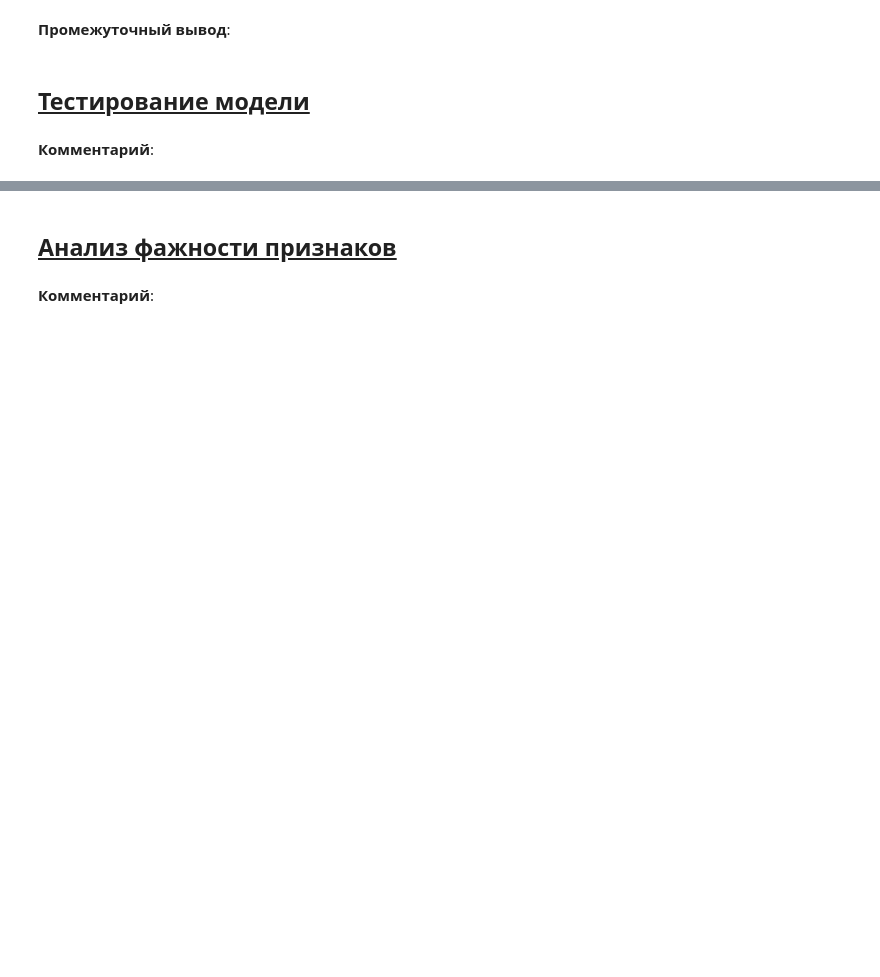
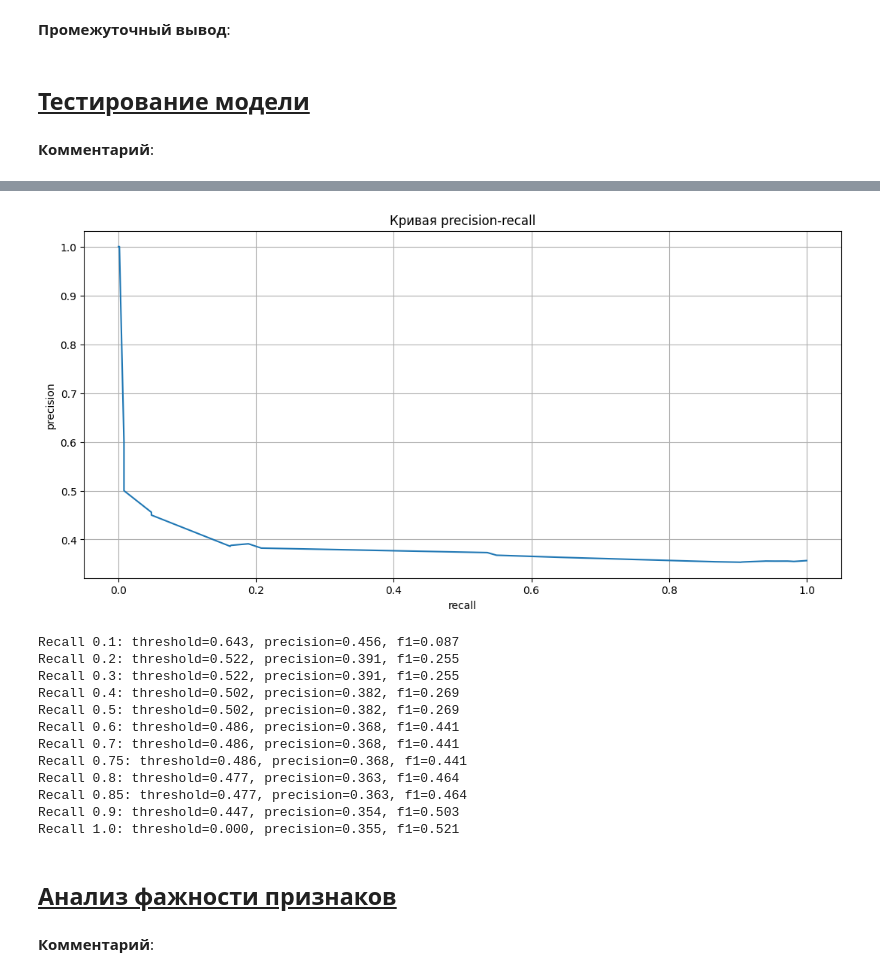
Before and after one commit to Torward1024/HeartML, a Jupyter notebook: notebook.ipynb, the cells around one changed output, grey strips where cells are left out. Cells and saved outputs as stored; diff of their text form; code cells hidden in the pictures; blank space fills up the shorter version.

Commit message:
09.10.2025 -- Continue Feature Engineering and Model Tuning

```diff
--- a/notebook.ipynb
+++ b/notebook.ipynb
@@ -3153,3 +3218,62 @@ Average Precision: 0.4670
+# %%
+if hasattr(best_final_model.named_steps['model'], 'predict_proba'):
+    y_pred_proba = best_final_model.predict_proba(X_test)[:, 1]
+else:
+    # для SVC используем decision_function
+    y_pred_proba = best_final_model.decision_function(X_test)
+    # нормализуем к [0, 1]
+    y_pred_proba = (y_pred_proba - y_pred_proba.min()) / (y_pred_proba.max() - y_pred_proba.min())
+
+# строим PR curve
+precision, recall, thresholds = precision_recall_curve(y_test, y_pred_proba)
+
+# строим график
+plt.figure(figsize=(13, 6))
+plt.plot(recall, precision)
+plt.xlabel('recall')
+plt.ylabel('precision')
+plt.title('Кривая precision-recall')
+plt.grid(True)
+plt.show()
+
+# смотрим варианты порогов
+results = []
+for target_recall in [0.1, 0.2, 0.3, 0.4, 0.5, 0.6, 0.7, 0.75, 0.8, 0.85, 0.9, 1.0]:
+    # находим ближайший порог
+    idx = np.argmin(np.abs(recall[:-1] - target_recall))
+    threshold = thresholds[idx]
+
+    # применяем порог
+    y_pred_custom = (y_pred_proba > threshold).astype(int)
+
+    # cчитаем метрики
+    prec = precision_score(y_test, y_pred_custom)
+    rec = recall_score(y_test, y_pred_custom)
+    f1 = f1_score(y_test, y_pred_custom)
+
+    results.append({
+        'target_recall': target_recall,
+        'threshold': threshold,
+        'precision': prec,
+        'recall': rec,
+        'f1': f1
+    })
+
+    print(f"Recall {target_recall}: threshold={threshold:.3f}, precision={prec:.3f}, f1={f1:.3f}")
+# %% [output]
+[figure, added]
+Recall 0.1: threshold=0.643, precision=0.456, f1=0.087
+Recall 0.2: threshold=0.522, precision=0.391, f1=0.255
+Recall 0.3: threshold=0.522, precision=0.391, f1=0.255
+Recall 0.4: threshold=0.502, precision=0.382, f1=0.269
+Recall 0.5: threshold=0.502, precision=0.382, f1=0.269
+Recall 0.6: threshold=0.486, precision=0.368, f1=0.441
+Recall 0.7: threshold=0.486, precision=0.368, f1=0.441
+Recall 0.75: threshold=0.486, precision=0.368, f1=0.441
+Recall 0.8: threshold=0.477, precision=0.363, f1=0.464
+Recall 0.85: threshold=0.477, precision=0.363, f1=0.464
+Recall 0.9: threshold=0.447, precision=0.354, f1=0.503
+Recall 1.0: threshold=0.000, precision=0.355, f1=0.521
 # %% [markdown]
 ## <u>Анализ фажности признаков</u>
 # %% [markdown]
```
Also changed, not shown: parts of 15 cells of this notebook.
